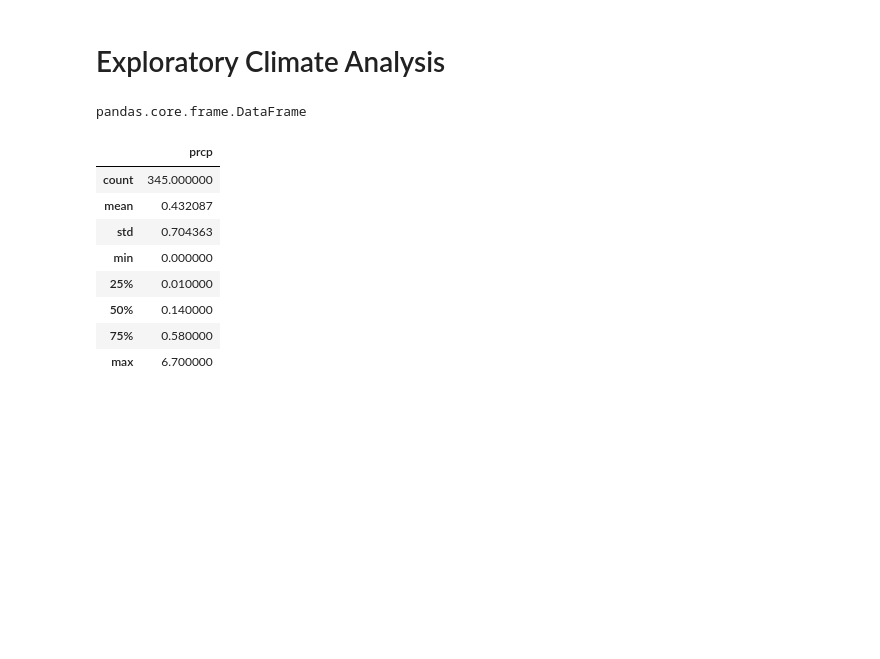
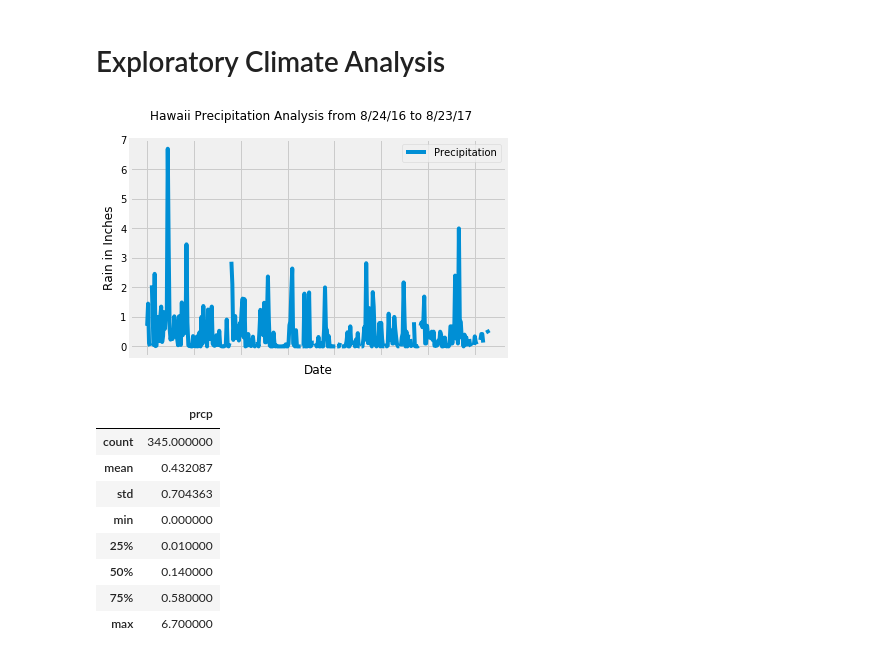
Before and after one commit to nunezraf/Data_Storage_Retrieval, a Jupyter notebook: climate_starter.ipynb, the cells around one changed output. Cells and saved outputs as stored; diff of their text form; code cells hidden in the pictures; blank space fills up the shorter version.

```diff
--- a/climate_starter.ipynb
+++ b/climate_starter.ipynb
@@ -40,35 +40,36 @@ session = Session(engine)
 # %%
 # Design a query to retrieve the last 12 months of precipitation data and plot the results
 
 # Calculate the date 1 year ago from today
 
 latest_date = session.query(Measurement.date).order_by(Measurement.date.desc()).first()
 
 
 # Perform a query to retrieve the data and precipitation scores
 
 prcp_data = session.query(Measurement.date,Measurement.prcp).filter(Measurement.date >= "2016-08-23").\
     group_by(Measurement.date).all()
 
 #prcp_data
 # Save the query results as a Pandas DataFrame and set the index to the date column
 prcp_data_df = pd.DataFrame(prcp_data)
 # Sort the dataframe by date
 
 prcp_data_df.set_index('date')
-# type(prcp_data_df)
-# # Use Pandas Plotting with Matplotlib to plot the data
-# prcp_data_df.plot('date','prcp', use_index = True)
-# # Rotate the xticks for the dates
-# plt.xlabel("Date")
-# plt.ylabel("Rain in Inches")
-# plt.title("Hawaii Precipitation Analysis from 8/24/16 to 8/23/17")
-# plt.legend(["Precipitation"])
-# plt.xticks(rotation=45)
+type(prcp_data_df)
+# Use Pandas Plotting with Matplotlib to plot the data
+prcp_data_df.plot('date','prcp', use_index = True)
+# Rotate the xticks for the dates
+plt.xlabel("Date")
+plt.ylabel("Rain in Inches")
+plt.suptitle("Hawaii Precipitation Analysis from 8/24/16 to 8/23/17")
+plt.legend(["Precipitation"])
+plt.xticks(rotation=45)
 # plt.tight_layout()
-# plt.show()
+plt.savefig("Hawaii_Precipitation_Analysis")
+plt.show()
 # %% [output]
-pandas.core.frame.DataFrame
+[figure, added]
 # %%
 # Use Pandas to calcualte the summary statistics for the precipitation data
 prcp_data_df.describe()
```
Also changed, not shown: parts of 7 cells of this notebook, 3 other files.
